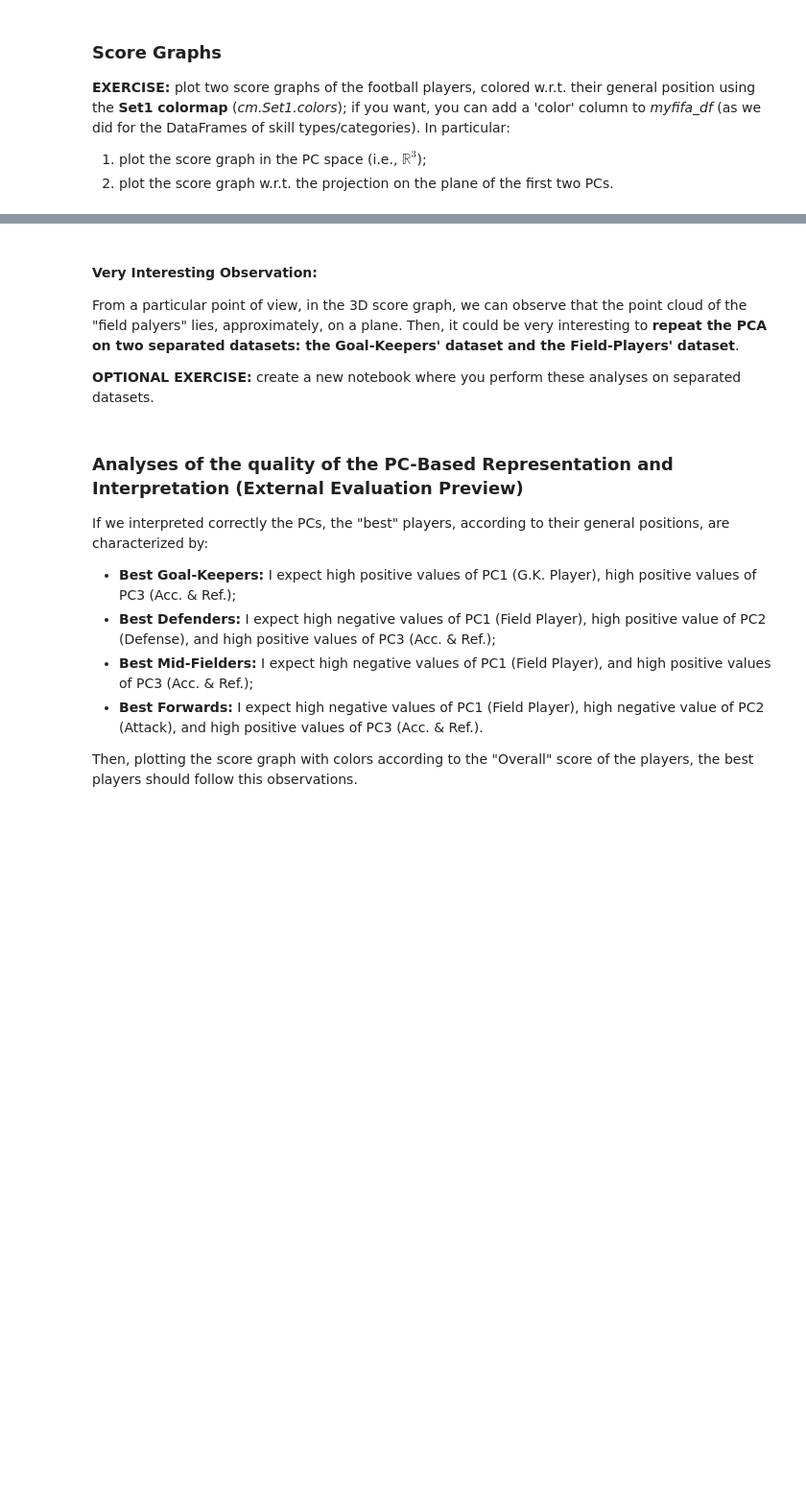
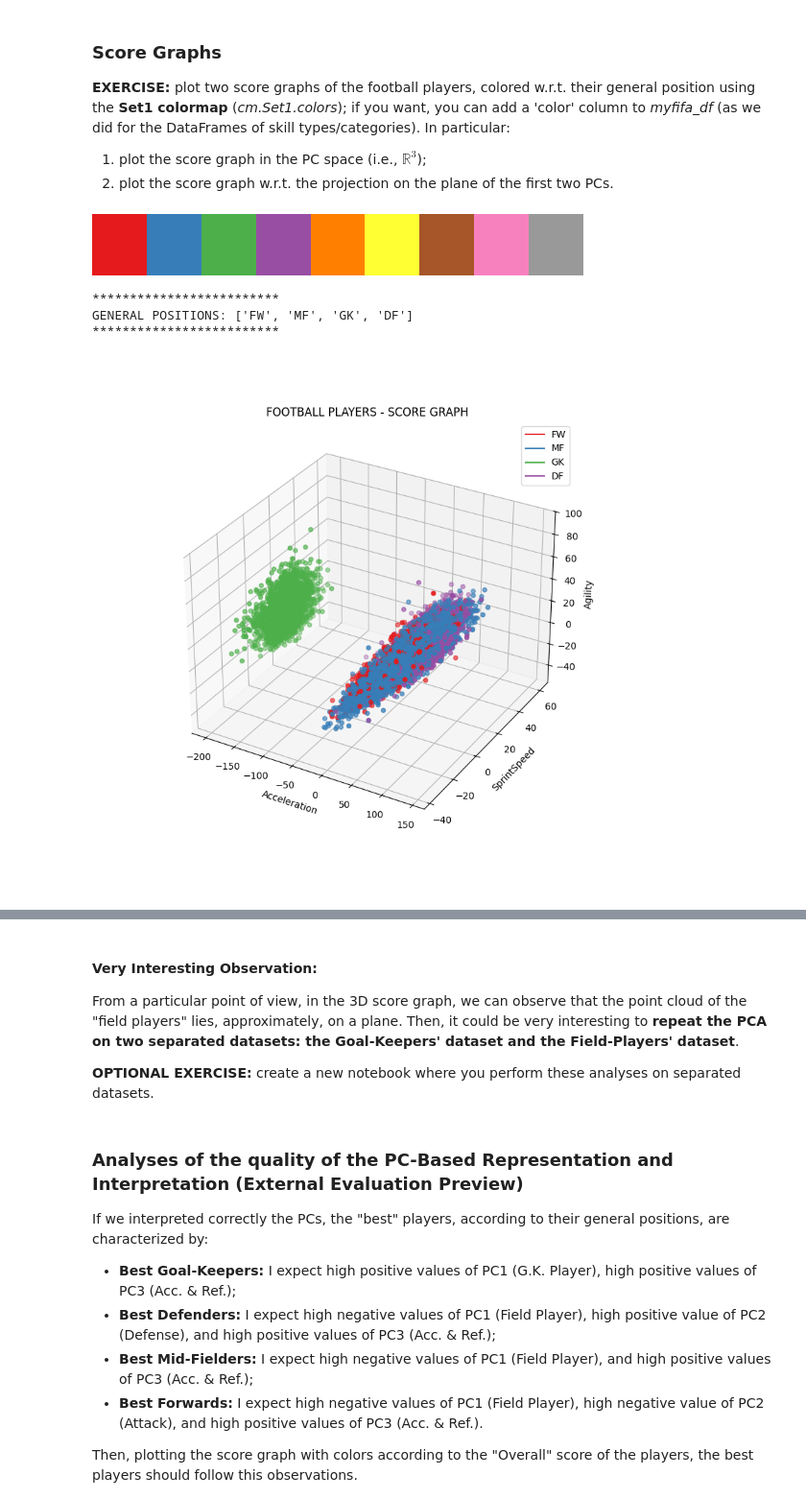
Before and after one commit to Nuzz23/02TWYSM-Computational-linear-algebra-for-large-scale-problems, a Jupyter notebook: Labs/L05/PyLab05_PCAfifa19.ipynb, the cells around one changed output, grey strips where cells are left out. Shown at 96% size. Saved outputs shown, nothing was run; the diff lists cells and outputs as text; code cells hidden in the pictures; blank space fills up the shorter version.

```diff
--- a/Labs/L05/PyLab05_PCAfifa19.ipynb
+++ b/Labs/L05/PyLab05_PCAfifa19.ipynb
@@ -354,7 +367,5 @@ HIGH-VALUED NEGATIVE COMPONENTS: []
 [figure]
 # %%
 # LIST OF THE NAMES ASSIGNED TO THE THREE PCs
-pc_names = ...# ['PC1_NAME',  # <-- TODO!
-#            'PC2_NAME',  # <-- TODO!!
-#            'PC3_NAME'  # <-- TODO!!
-#            ]
+pc_names = pca.feature_names_in_[:m]
+pc_names
@@ -385,35 +398,49 @@ genpos = myfifa_df['GeneralPosition'].unique()
 print('')
 print('*************************')
 print(f'GENERAL POSITIONS: {list(genpos)}')
 print('*************************')
 print('')
 
 # DICTIONARY OF THE TYPE {general_pos: color}
-genpos_colors = {...}  # <-- TODO!!
+genpos_colors = {k:set1[i] for i, k in enumerate(genpos)}  # <-- TODO!!
 
 # ADDING THE 'color' COLUMN
-myfifa_df['color'] = ...  # <-- TODO!!
+myfifa_df['color'] = myfifa_df.loc[:, 'GeneralPosition'].map(lambda x : genpos_colors[x])
 
 # -------------------------------------------------------------
 
 # COMPUTE THE DATA TRANSFORMATION INTO THE PC-SPACE
-Yfifa = ...  # <-- TODO!!
+# Yfifa = PCA(n_components=m).fit_transform(myfifa_df[skill_cats_df['skill']] )
+Yfifa = pca.transform(myfifa_df[skill_cats_df['skill']].values)
 
 # MAKE A CUSTOM LEGEND FOR COLORS
 genpos_colors_legend = [Line2D([0], [0], color=genpos_colors[k]) for k in genpos_colors.keys()]
 
+
 # MAKE THE 3D SCORE GRAPH
 sg_3d = plt.figure(figsize=(8, 8))
 ax_sg_3d = sg_3d.add_subplot(111, projection='3d')
-ax_sg_3d.scatter(...)  # <-- TODO!!
+ax_sg_3d.scatter(Yfifa[:, 0], Yfifa[:, 1], Yfifa[:, 2], c=myfifa_df['color'])
 plt.title('FOOTBALL PLAYERS - SCORE GRAPH')
 ax_sg_3d.set_xlabel(pc_names[0])
 ax_sg_3d.set_ylabel(pc_names[1])
 ax_sg_3d.set_zlabel(pc_names[2])
 plt.legend(genpos_colors_legend, [k for k in genpos_colors.keys()])
 plt.grid()
 plt.show()
 
 # MAKE THE 2D SCORE GRAPH
-# ... <-- TODO!!
+sg_2d, ax_sg_2d = plt.subplots(1,1,figsize=(8, 8))
+ax_sg_2d.scatter(Yfifa[:, 0], Yfifa[:, 1], c=myfifa_df['color'])
+plt.title('FOOTBALL PLAYERS - SCORE GRAPH')
+ax_sg_2d.set_xlabel(pc_names[0])
+ax_sg_2d.set_ylabel(pc_names[1])
+plt.legend(genpos_colors_legend, [k for k in genpos_colors.keys()])
+plt.grid()
 plt.show()
+# %% [output]
+[figure, added]
+*************************
+GENERAL POSITIONS: ['FW', 'MF', 'GK', 'DF']
+*************************
+[figure, added]
@@ -420,7 +448,7 @@ plt.show()
 # %% [markdown]
 #### Very Interesting Observation:
 
-From a particular point of view, in the 3D score graph, we can observe that the point cloud of the "field palyers" lies, approximately, on a plane. Then, it could be very interesting to **repeat the PCA on two separated datasets: the Goal-Keepers' dataset and the Field-Players' dataset**.
+From a particular point of view, in the 3D score graph, we can observe that the point cloud of the "field players" lies, approximately, on a plane. Then, it could be very interesting to **repeat the PCA on two separated datasets: the Goal-Keepers' dataset and the Field-Players' dataset**.
 
 **OPTIONAL EXERCISE:** create a new notebook where you perform these analyses on separated datasets.
 # %% [markdown]
```
Also changed, not shown: parts of 10 cells of this notebook.
